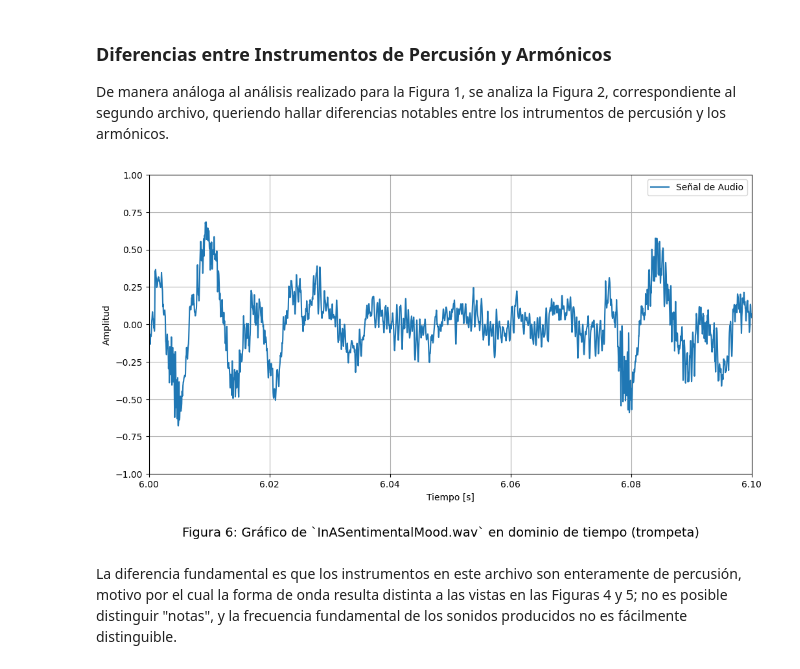
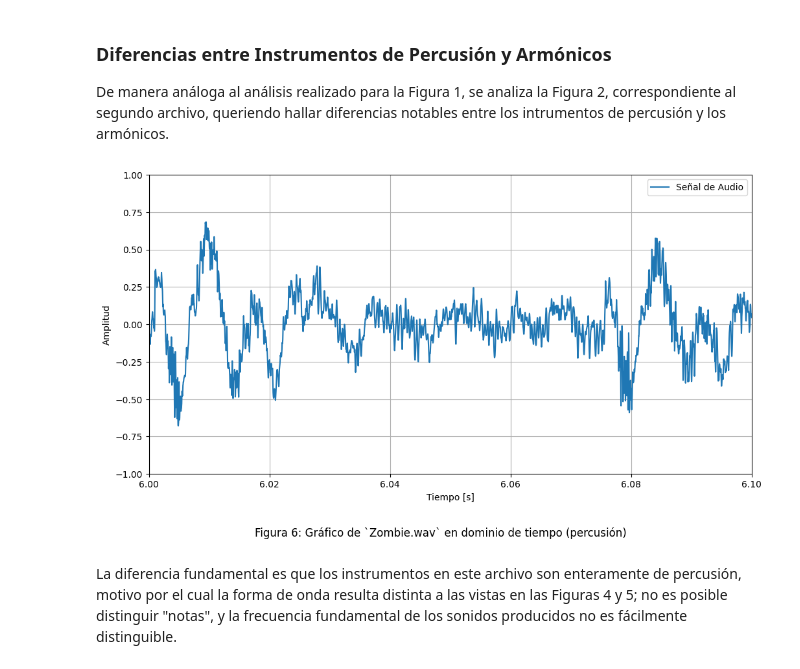
Before and after one commit to mjkloeckner/TB065, a Jupyter notebook: primera_parte/tpe_primera_parte.ipynb, the cells around one changed output. Saved outputs shown, nothing was run; the diff lists cells and outputs as text; code cells hidden in the pictures.

Commit message:
Fix figures caption + set font size to 12

```diff
--- a/primera_parte/tpe_primera_parte.ipynb
+++ b/primera_parte/tpe_primera_parte.ipynb
@@ -52,7 +52,7 @@ def graph_data(x, y, title, figure_number=0, t=0, dt=0):
   figure = plt.figure(num=title, figsize=(12, 6))
   figure_caption = 'Figura ' + str(figure_number) + ': ' + title
 
-  figure.text(.5, -0.05, figure_caption, ha='center', fontsize=14)
+  figure.text(.5, -0.05, figure_caption, ha='center', fontsize=12)
   plt.plot(x, y, label='Señal de Audio')
   plt.xlabel('Tiempo [s]')
   plt.ylabel('Amplitud')
@@ -157,13 +156,13 @@ percusión y los armónicos.
 # %%
 t = 6.0
 dt = 0.1
 
 time = np.arange(len(file2_data)) / file2_sample_rate
 data = file2_data / np.iinfo(file2_data.dtype).max
 title = 'Gráfico de `' + str(file2_name) + '` en dominio de tiempo (percusión)'
 
-graph_data(time, data, figure_title, 6, t, dt)
+graph_data(time, data, title, 6, t, dt)
 # %% [output]
-[figure, old version]
+[figure, new version]
 # %% [markdown]
 La diferencia fundamental es que los instrumentos en este archivo son enteramente de percusión, motivo por el cual la forma de onda resulta distinta a las vistas en las Figuras 4 y 5; no es posible distinguir "notas", y la frecuencia fundamental de los sonidos producidos no es fácilmente distinguible.
```
Also changed, not shown: parts of 11 cells of this notebook.
